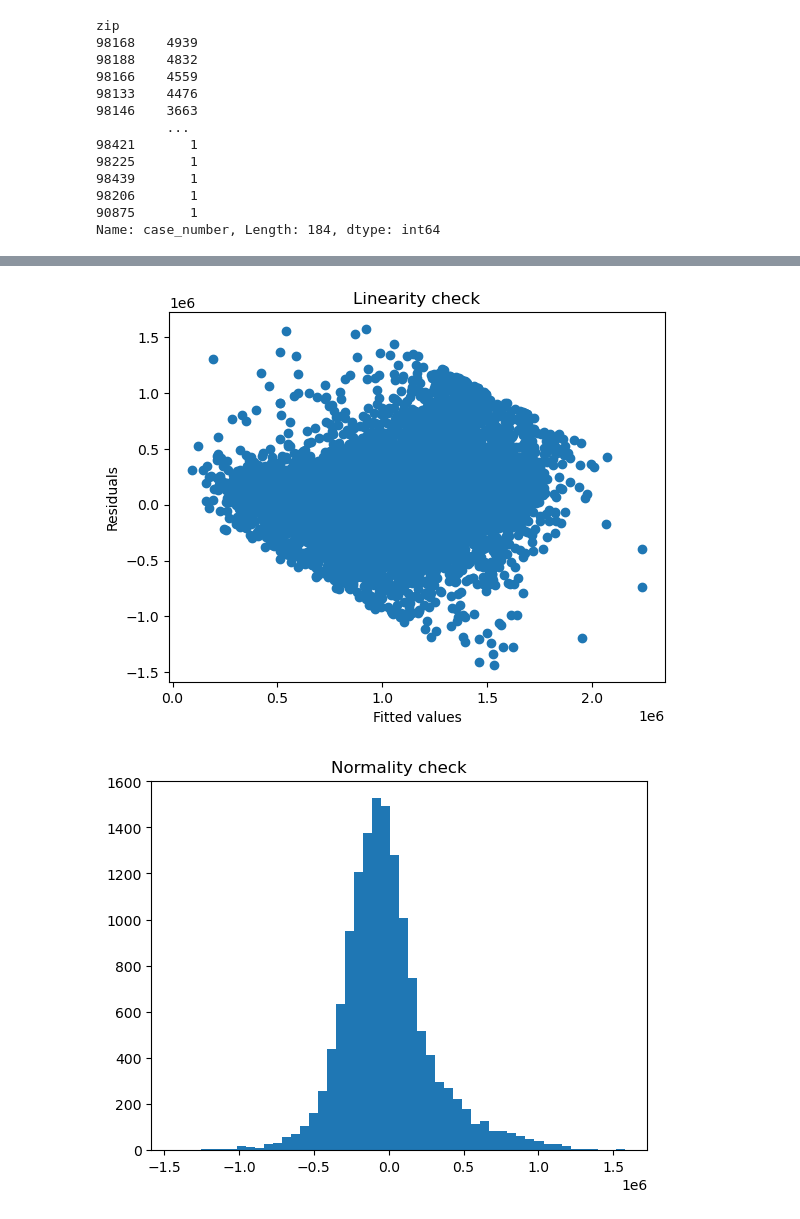
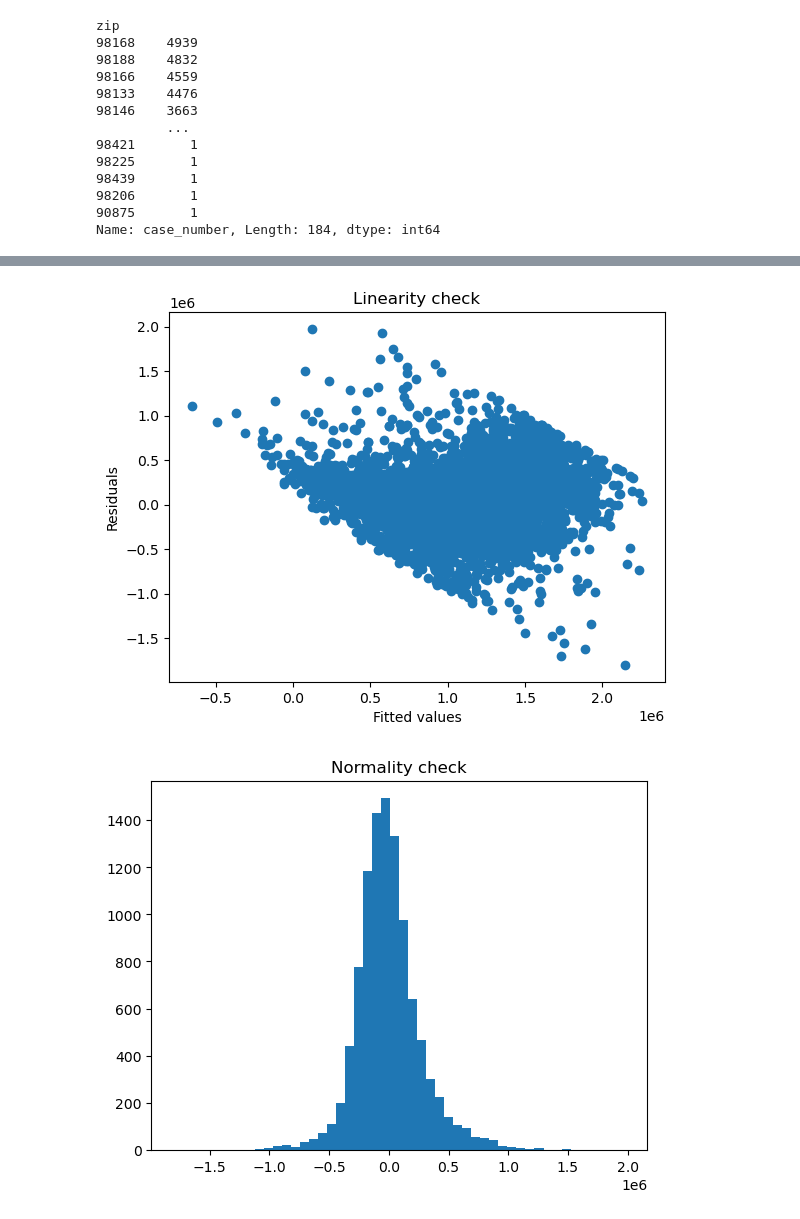
Before and after one commit to ChuckNadel/PNWHousingModel, a Jupyter notebook: Jonathan Notebook.ipynb, the cells around one changed output, grey strips where cells are left out. Drawn from its saved outputs; the diff is of its cells as text; code cells hidden in the pictures.

```diff
--- a/Jonathan Notebook.ipynb
+++ b/Jonathan Notebook.ipynb
@@ -329,13 +440,13 @@ train_data['yr_renovated'] = np.where(train_data['yr_renovated'] == 0, train_dat
 train_data['date'] = pd.to_datetime(train_data['date'])
 train_data['year'] = train_data['date'].dt.year
 train_data['years_since_build_or_renov'] = train_data['year'] - train_data[['yr_built', 'yr_renovated']].min(axis=1)
-train_data.drop(['date', 'year', 'yr_built', 'yr_renovated','sqft_lot'], axis=1, inplace=True)
+train_data.drop(['date', 'year', 'yr_built', 'yr_renovated'], axis=1, inplace=True)
 
 test_data['yr_renovated'] = np.where(test_data['yr_renovated'] == 0, test_data['yr_built'], test_data['yr_renovated'])
 test_data['date'] = pd.to_datetime(test_data['date'])
 test_data['year'] = test_data['date'].dt.year
 test_data['years_since_build_or_renov'] = test_data['year'] - test_data[['yr_built', 'yr_renovated']].min(axis=1)
-test_data.drop(['date', 'year', 'yr_built', 'yr_renovated','sqft_lot'], axis=1, inplace=True)
+test_data.drop(['date', 'year', 'yr_built', 'yr_renovated'], axis=1, inplace=True)
 # %%
 # Calculate the correlation matrix
 corr = abs(train_data.corr())
@@ -505,8 +615,8 @@ strong multicollinearity or other numerical problems.
 train_data.drop(["has_patio"], axis=1, inplace=True)
 test_data.drop(["has_patio"], axis=1, inplace=True)
 
-train_data.drop(["floors"], axis=1, inplace=True)
-test_data.drop(["floors"], axis=1, inplace=True)
+#train_data.drop(["floors"], axis=1, inplace=True)
+#test_data.drop(["floors"], axis=1, inplace=True)
 
 train_data.drop(["nuisance"], axis=1, inplace=True)
 test_data.drop(["nuisance"], axis=1, inplace=True)
@@ -514,11 +624,11 @@ test_data.drop(["nuisance"], axis=1, inplace=True)
 train_data.drop(["greenbelt"], axis=1, inplace=True)
 test_data.drop(["greenbelt"], axis=1, inplace=True)
 
-train_data.drop(["condition"], axis=1, inplace=True)
-test_data.drop(["condition"], axis=1, inplace=True)
+#train_data.drop(["condition"], axis=1, inplace=True)
+#test_data.drop(["condition"], axis=1, inplace=True)
 
-train_data.drop(["sqft_living"], axis=1, inplace=True)
-test_data.drop(["sqft_living"], axis=1, inplace=True)
+#train_data.drop(["sqft_living"], axis=1, inplace=True)
+#test_data.drop(["sqft_living"], axis=1, inplace=True)
 # %%
 train_data[['distance', 'years_since_build_or_renov', 'school_grade']] = (train_data[['distance', 'years_since_build_or_renov', 'school_grade']] - train_data[['distance', 'years_since_build_or_renov', 'school_grade']].mean()) / train_data[[ 'distance', 'years_since_build_or_renov', 'school_grade']].std()
 
@@ -541,5 +651,5 @@ plt.show()
 # %%
-X = train_data.drop(['price'], axis=1)
+X = train_data[['distance','school_grade','zip_code_category','zip_code_category_crime','grade','sqft_living','waterfront','condition','view','has_been_renovated','floors']]
 y = train_data['price']
 
 X = sm.add_constant(X)
@@ -582,11 +676,11 @@ train_data
 # %%
 # Fit the model to the training data
-model = sm.OLS(train_data['price'], train_data.drop(['price'], axis=1))
-results = model.fit()
+#model = sm.OLS(train_data['price'], train_data.drop(['price'], axis=1))
+#results = model.fit()
 
 # Use the fitted model to make predictions on the test data
-predictions = results.predict(test_data.drop(['price'], axis=1))
-
+X_test = sm.add_constant(test_data[['distance','school_grade','zip_code_category','zip_code_category_crime','grade','sqft_living','waterfront','condition','view','has_been_renovated','floors']])
+predictions = model.predict(X_test)
 # Compare the predicted values with the actual prices in the test data
 sns.regplot(x=test_data['price'], y=predictions)
 plt.xlabel("Actual Prices")
@@ -598,32 +692,32 @@ plt.show()
 # %%
 # calculate the residuals
-residuals = results.resid
+residuals = model.resid
 
 # Plot the residuals against the fitted values to check for linearity
-plt.scatter(results.fittedvalues, residuals)
+plt.scatter(model.fittedvalues, residuals)
 plt.xlabel("Fitted values")
 plt.ylabel("Residuals")
 plt.title("Linearity check")
 plt.show()
 
 # Plot a histogram of the residuals to check for normality
 plt.hist(residuals, bins=50)
 plt.title("Normality check")
 plt.show()
 
 # Plot a Q-Q plot of the residuals to check for normality
 
 stats.probplot(residuals, dist="norm", plot=plt)
 plt.title("Normality check (Q-Q plot)")
 plt.show()
 
 # Plot the residuals against the fitted values to check for homoscedasticity
-plt.scatter(results.fittedvalues, residuals**2)
+plt.scatter(model.fittedvalues, residuals**2)
 plt.xlabel("Fitted values")
 plt.ylabel("Residuals^2")
 plt.title("Homoscedasticity check")
 
 plt.show()
 # %% [output]
-[figure, old version]
+[figure, new version]
-[figure, old version]
+[figure, new version]
```
Also changed, not shown: parts of 35 cells of this notebook.
